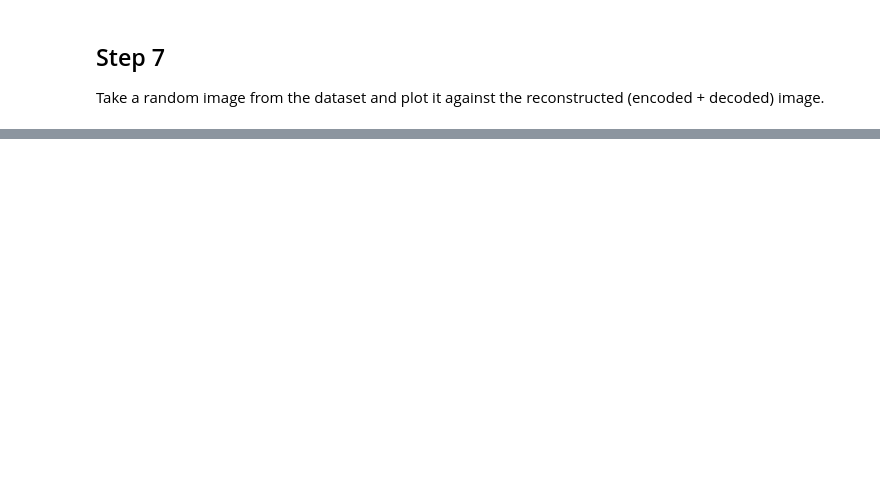
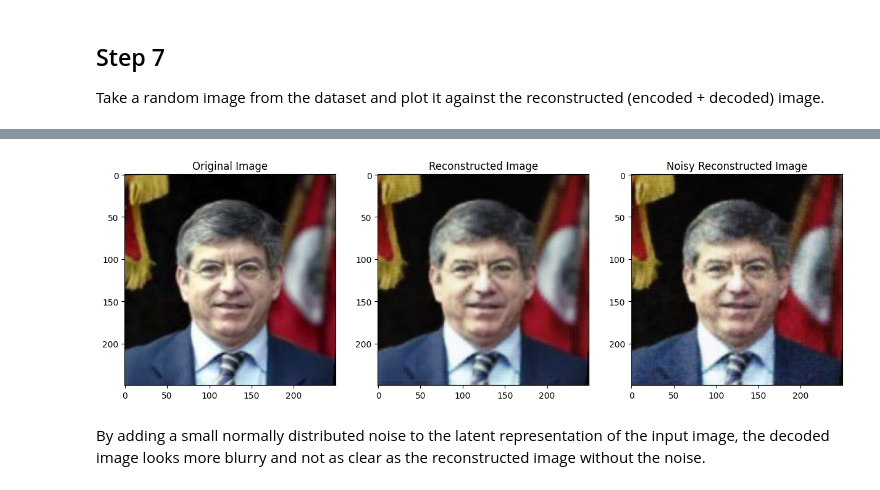
Before and after one commit to danielskjo/cecs-457, a Jupyter notebook: HW3/HW3.ipynb, the cells around one changed output, grey strips where cells are left out. Cells and saved outputs as stored; diff of their text form; code cells hidden in the pictures; blank space fills up the shorter version.

```diff
--- a/HW3/HW3.ipynb
+++ b/HW3/HW3.ipynb
@@ -92,0 +264,39 @@ In step 7, add a small normaly distrubuted noise to the latent (hidden) represen
+# %%
+# Compute the latent representation of the input image
+latent_representation = model.encoder(inputs)
+
+# Compute random noise
+noise = torch.randn_like(latent_representation) * 0.1
+
+# Add noise to the latent representation
+noisy_latent_representation = latent_representation + noise
+
+# Turn off gradient tracking for tensors
+with torch.no_grad():
+    # Reconstruct the image using the noisy latent representation
+    noisy_outputs = model.decoder(noisy_latent_representation)
+
+# Permute the dimensions of the noisy reconstructed image
+noisy_reconstructed_image = noisy_outputs[0].permute(1, 2, 0).numpy()
+
+# Create subplots
+fig, axes = plt.subplots(1, 3, figsize=(15, 5))
+
+# Plot the original image
+axes[0].imshow(original_image)
+axes[0].set_title('Original Image')
+
+# Plot the reconstructed image
+axes[1].imshow(reconstructed_image)
+axes[1].set_title('Reconstructed Image')
+
+# Plot the noisy reconstructed image
+axes[2].imshow(noisy_reconstructed_image)
+axes[2].set_title('Noisy Reconstructed Image')
+
+# Show plots
+plt.show()
+# %% [output]
+[figure, added]
+# %% [markdown]
+By adding a small normally distributed noise to the latent representation of the input image, the decoded image looks more blurry and not as clear as the reconstructed image without the noise.
```
Also changed, not shown: parts of 26 cells of this notebook.
